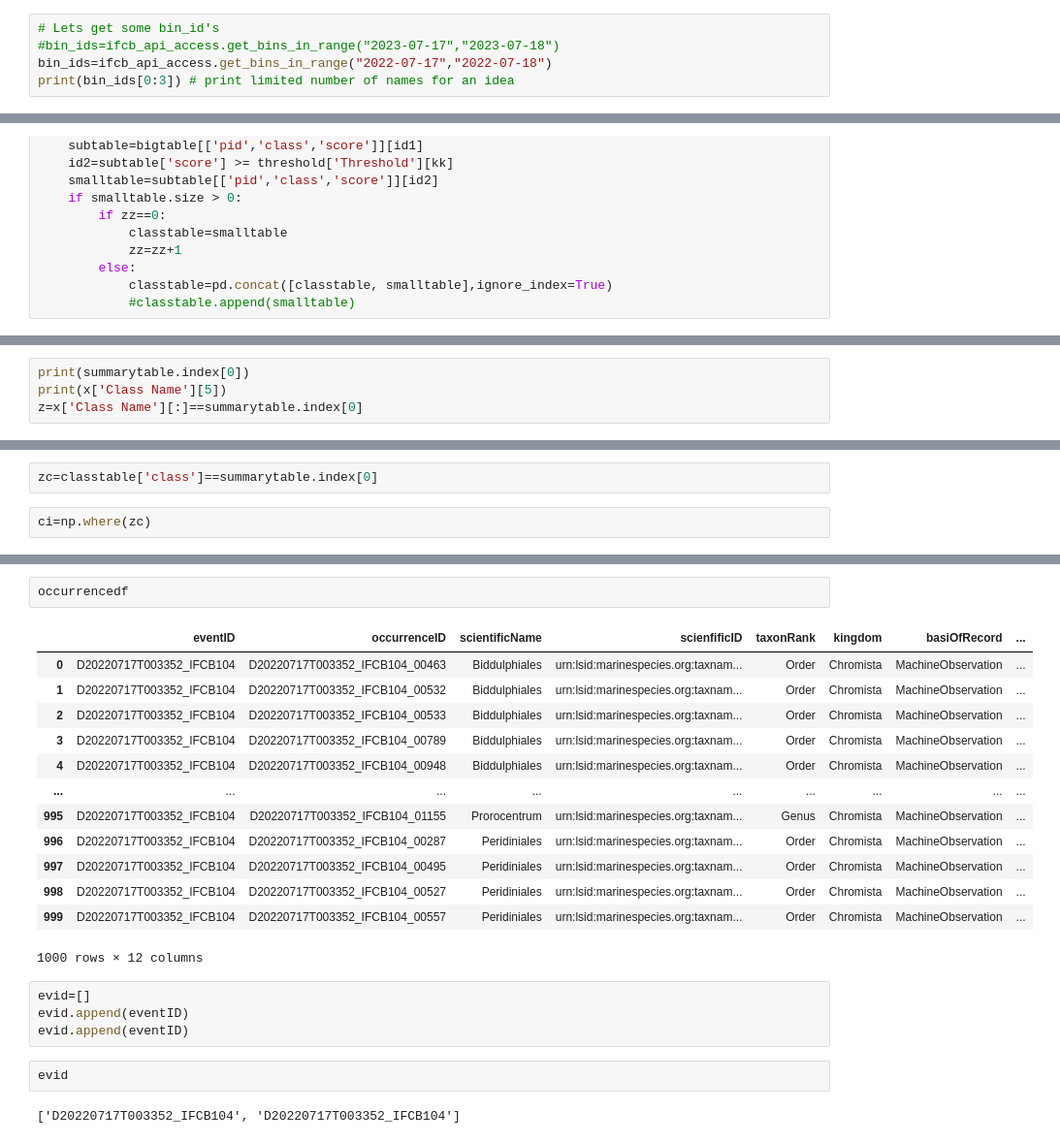
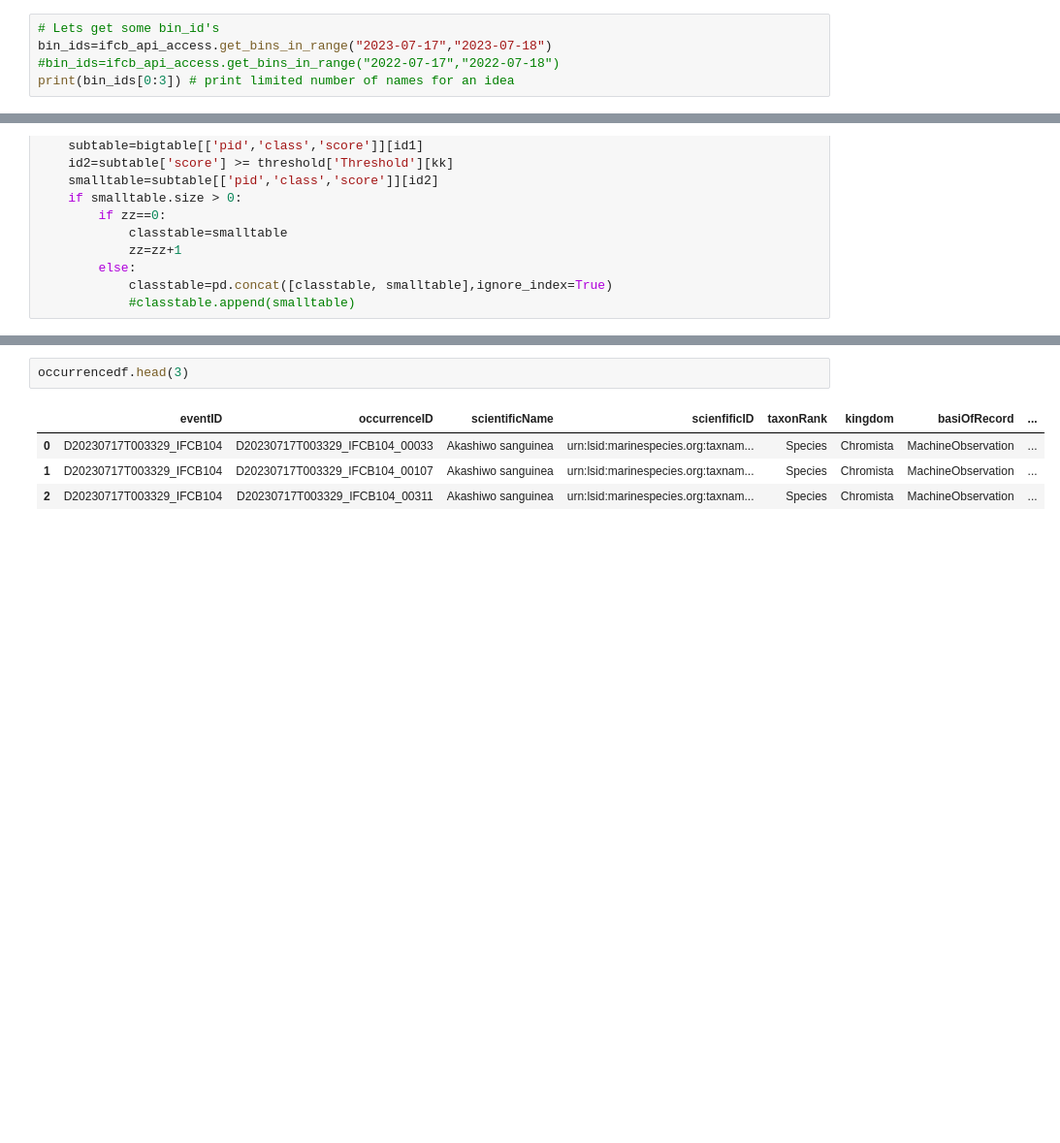
Before and after one commit to CeNCOOS/OBIS_workshop_2024_IFCB, a Jupyter notebook: getSantaCruzdata.ipynb, the cells around one changed output, grey strips where cells are left out. Shown at 97% size. Saved outputs shown, nothing was run; the diff lists cells and outputs as text; blank space fills up the shorter version.

Commit message:
Cleaned up file and started on EMoF table

```diff
--- a/getSantaCruzdata.ipynb
+++ b/getSantaCruzdata.ipynb
@@ -12,7 +12,7 @@ import pandas as pd
 import ifcb_api_access
 # %%
 # Lets get some bin_id's
-#bin_ids=ifcb_api_access.get_bins_in_range("2023-07-17","2023-07-18")
-bin_ids=ifcb_api_access.get_bins_in_range("2022-07-17","2022-07-18")
+bin_ids=ifcb_api_access.get_bins_in_range("2023-07-17","2023-07-18")
+#bin_ids=ifcb_api_access.get_bins_in_range("2022-07-17","2022-07-18")
 print(bin_ids[0:3]) # print limited number of names for an idea
 # %% [output]
@@ -286,4 +245,0 @@ x=wormsdf['Class Name'].reset_index()
-# %%
-print(summarytable.index[0])
-print(x['Class Name'][5])
-z=x['Class Name'][:]==summarytable.index[0]
@@ -373,4 +298,0 @@ eventdf
-# %%
-zc=classtable['class']==summarytable.index[0]
-# %%
-ci=np.where(zc)
@@ -495,27 +390,10 @@ for s in np.arange(0,ls):
 # %%
-occurrencedf
+occurrencedf.head(3)
 # %% [output]
 |  | eventID | occurrenceID | scientificName | scienfificID | taxonRank | kingdom | basiOfRecord | ... |
-| 0 | D20220717T003352_IFCB104 | D20220717T003352_IFCB104_00463 | Biddulphiales | urn:lsid:marinespecies.org:taxnam... | Order | Chromista | MachineObservation | ... |
-| 1 | D20220717T003352_IFCB104 | D20220717T003352_IFCB104_00532 | Biddulphiales | urn:lsid:marinespecies.org:taxnam... | Order | Chromista | MachineObservation | ... |
-| 2 | D20220717T003352_IFCB104 | D20220717T003352_IFCB104_00533 | Biddulphiales | urn:lsid:marinespecies.org:taxnam... | Order | Chromista | MachineObservation | ... |
-| 3 | D20220717T003352_IFCB104 | D20220717T003352_IFCB104_00789 | Biddulphiales | urn:lsid:marinespecies.org:taxnam... | Order | Chromista | MachineObservation | ... |
-| 4 | D20220717T003352_IFCB104 | D20220717T003352_IFCB104_00948 | Biddulphiales | urn:lsid:marinespecies.org:taxnam... | Order | Chromista | MachineObservation | ... |
-| ... | ... | ... | ... | ... | ... | ... | ... | ... |
-| 995 | D20220717T003352_IFCB104 | D20220717T003352_IFCB104_01155 | Prorocentrum | urn:lsid:marinespecies.org:taxnam... | Genus | Chromista | MachineObservation | ... |
-| 996 | D20220717T003352_IFCB104 | D20220717T003352_IFCB104_00287 | Peridiniales | urn:lsid:marinespecies.org:taxnam... | Order | Chromista | MachineObservation | ... |
-| 997 | D20220717T003352_IFCB104 | D20220717T003352_IFCB104_00495 | Peridiniales | urn:lsid:marinespecies.org:taxnam... | Order | Chromista | MachineObservation | ... |
-| 998 | D20220717T003352_IFCB104 | D20220717T003352_IFCB104_00527 | Peridiniales | urn:lsid:marinespecies.org:taxnam... | Order | Chromista | MachineObservation | ... |
-| 999 | D20220717T003352_IFCB104 | D20220717T003352_IFCB104_00557 | Peridiniales | urn:lsid:marinespecies.org:taxnam... | Order | Chromista | MachineObservation | ... |
+| 0 | D20230717T003329_IFCB104 | D20230717T003329_IFCB104_00033 | Akashiwo sanguinea | urn:lsid:marinespecies.org:taxnam... | Species | Chromista | MachineObservation | ... |
+| 1 | D20230717T003329_IFCB104 | D20230717T003329_IFCB104_00107 | Akashiwo sanguinea | urn:lsid:marinespecies.org:taxnam... | Species | Chromista | MachineObservation | ... |
+| 2 | D20230717T003329_IFCB104 | D20230717T003329_IFCB104_00311 | Akashiwo sanguinea | urn:lsid:marinespecies.org:taxnam... | Species | Chromista | MachineObservation | ... |
-1000 rows × 12 columns
-# %%
-evid=[]
-evid.append(eventID)
-evid.append(eventID)
-# %%
-evid
-# %% [output]
-['D20220717T003352_IFCB104', 'D20220717T003352_IFCB104']
 # %%
 # EMoF table
 # eventID
```
Also changed, not shown: parts of 37 cells of this notebook.
